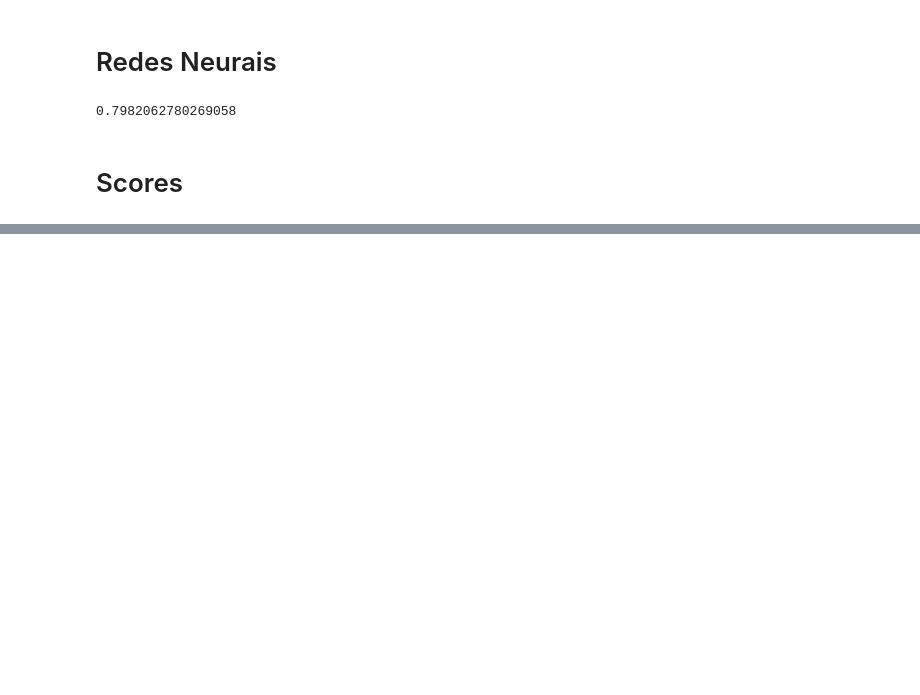
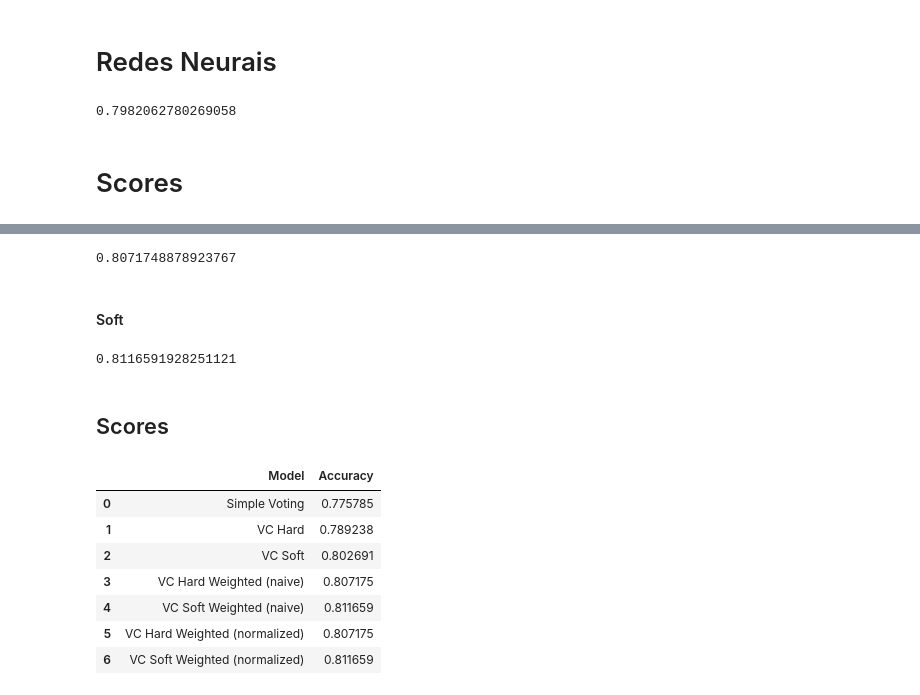
Before and after one commit to GiuDuncan/ProjetoFinal, a Jupyter notebook: 4-4_Testes_TITANIC.ipynb, the cells around one changed output, grey strips where cells are left out. Cells and saved outputs as stored; diff of their text form; code cells hidden in the pictures; blank space fills up the shorter version.

```diff
--- a/4-5-1_Modelos_Testes_TITANIC.ipynb
+++ b/4-4_Testes_TITANIC.ipynb
@@ -184,0 +309,7 @@ scores.sort_values(by='Score', ascending=False)
+# %%
+voting_hard_weighted_normalized_accuracy = metrics.accuracy_score(voting_hard_weighted_normalized_predict, y_test)
+voting_hard_weighted_normalized_accuracy
+# %% [output]
+0.8071748878923767
+# %% [markdown]
+#### Soft
@@ -184,0 +320,33 @@ scores.sort_values(by='Score', ascending=False)
+# %%
+voting_soft_weighted_normalized_accuracy = metrics.accuracy_score(voting_soft_weighted_normalized_predict, y_test)
+voting_soft_weighted_normalized_accuracy
+# %% [output]
+0.8116591928251121
+# %% [markdown]
+## Scores
+# %%
+scores_ensemble = pd.DataFrame({
+    'Model': [
+        'Simple Voting',
+        'VC Hard', 'VC Soft',
+        'VC Hard Weighted (naive)', 'VC Soft Weighted (naive)',
+        'VC Hard Weighted (normalized)', 'VC Soft Weighted (normalized)'
+    ],
+    'Accuracy': [
+        simpleEnsemble_accuracy,
+        voting_hard_accuracy, voting_soft_accuracy,
+        voting_hard_weighted_naive_accuracy, voting_soft_weighted_naive_accuracy,
+        voting_hard_weighted_normalized_accuracy, voting_soft_weighted_normalized_accuracy,
+
+    ]
+})
+scores_ensemble
+# %% [output]
+|  | Model | Accuracy |
+| 0 | Simple Voting | 0.775785 |
+| 1 | VC Hard | 0.789238 |
+| 2 | VC Soft | 0.802691 |
+| 3 | VC Hard Weighted (naive) | 0.807175 |
+| 4 | VC Soft Weighted (naive) | 0.811659 |
+| 5 | VC Hard Weighted (normalized) | 0.807175 |
+| 6 | VC Soft Weighted (normalized) | 0.811659 |
```
Also changed, not shown: parts of 33 cells of this notebook.
